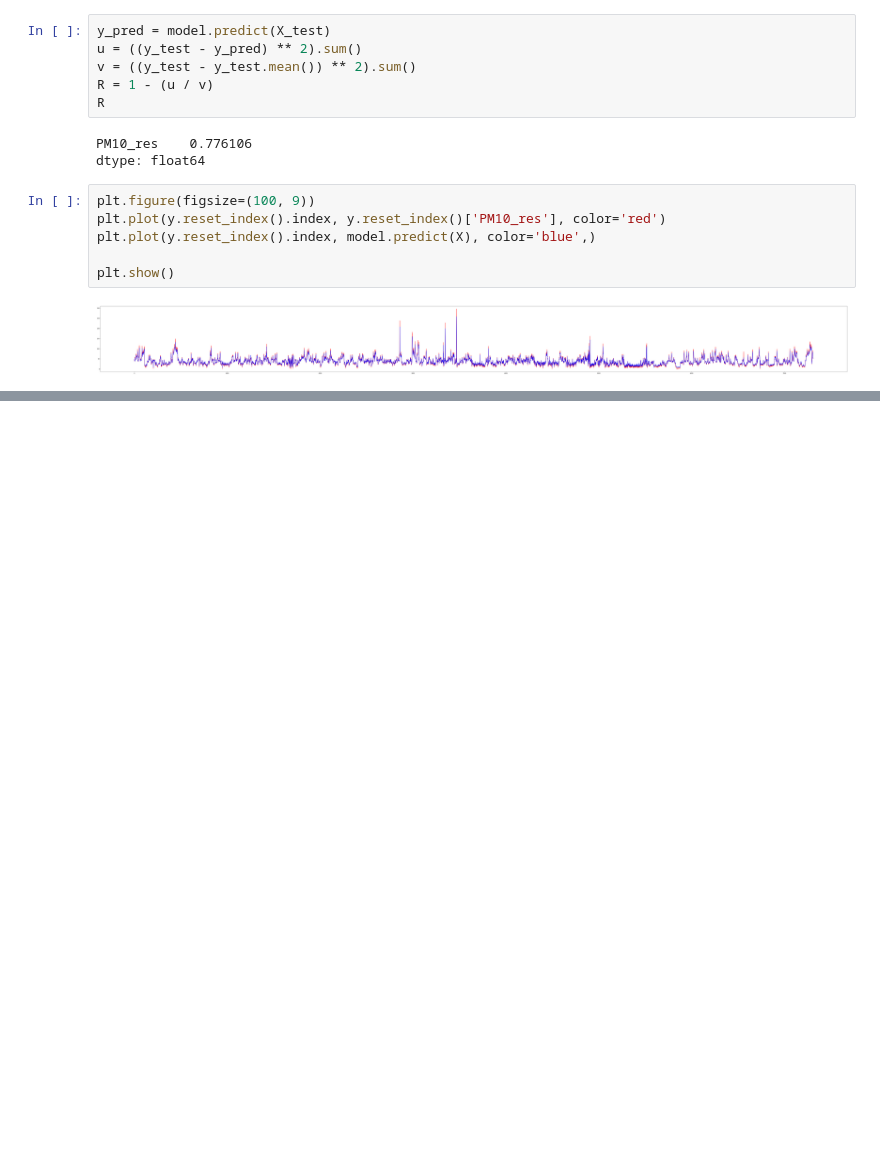
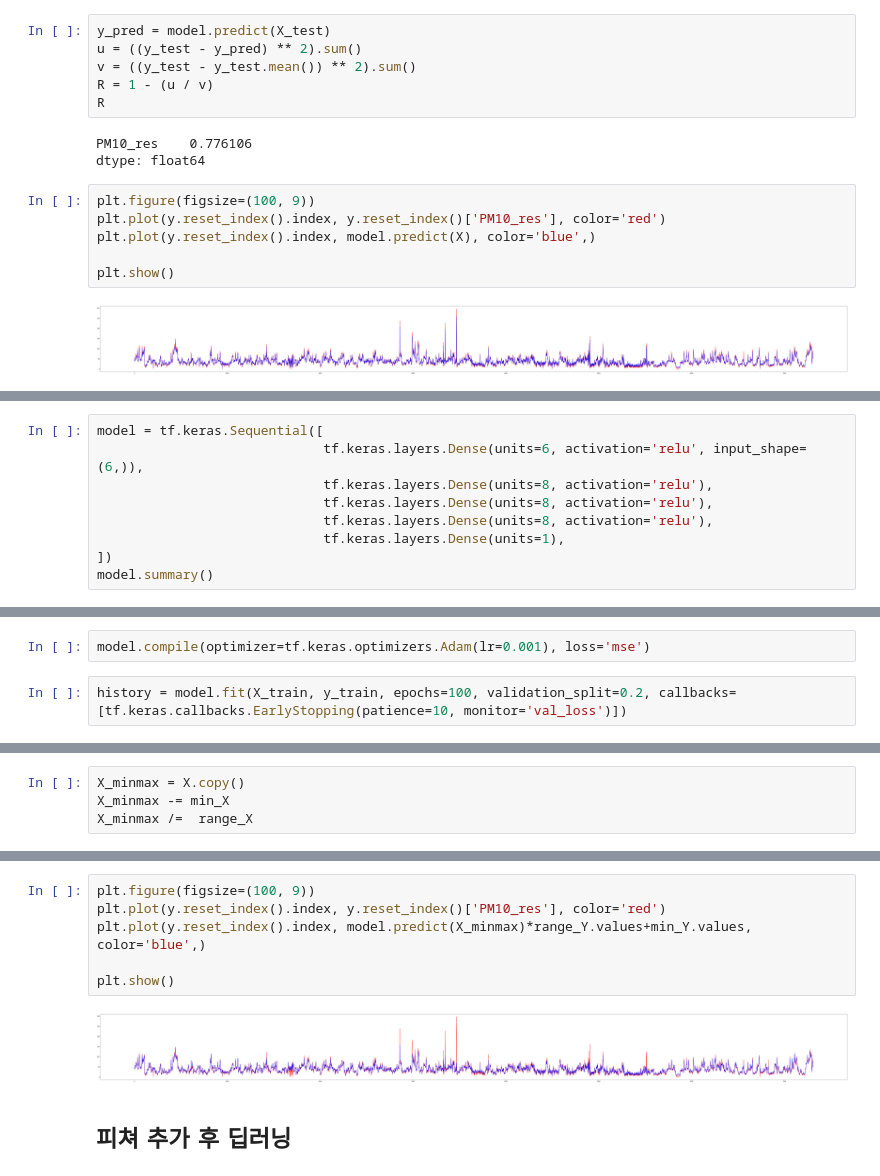
Before and after one commit to SNMHZ/finedust_predict, a Jupyter notebook: 미세먼지_0130.ipynb, the cells around one changed output, grey strips where cells are left out. Drawn from its saved outputs; the diff is of its cells as text; blank space fills up the shorter version.

```diff
--- a/미세먼지_0130.ipynb
+++ b/미세먼지_0130.ipynb
@@ -556,0 +790,9 @@ plt.show()
+# %%
+model = tf.keras.Sequential([
+                             tf.keras.layers.Dense(units=6, activation='relu', input_shape=(6,)),
+                             tf.keras.layers.Dense(units=8, activation='relu'),
+                             tf.keras.layers.Dense(units=8, activation='relu'),
+                             tf.keras.layers.Dense(units=8, activation='relu'),
+                             tf.keras.layers.Dense(units=1),
+])
+model.summary()
@@ -556,0 +818,4 @@ plt.show()
+# %%
+model.compile(optimizer=tf.keras.optimizers.Adam(lr=0.001), loss='mse')
+# %%
+history = model.fit(X_train, y_train, epochs=100, validation_split=0.2, callbacks=[tf.keras.callbacks.EarlyStopping(patience=10, monitor='val_loss')])
@@ -556,0 +849,4 @@ plt.show()
+# %%
+X_minmax = X.copy()
+X_minmax -= min_X
+X_minmax /=  range_X
@@ -556,0 +883,10 @@ plt.show()
+# %%
+plt.figure(figsize=(100, 9))
+plt.plot(y.reset_index().index, y.reset_index()['PM10_res'], color='red')
+plt.plot(y.reset_index().index, model.predict(X_minmax)*range_Y.values+min_Y.values, color='blue',)
+
+plt.show()
+# %% [output]
+[figure, added]
+# %% [markdown]
+## 피쳐 추가 후 딥러닝
```
Also changed, not shown: parts of 47 cells of this notebook.
